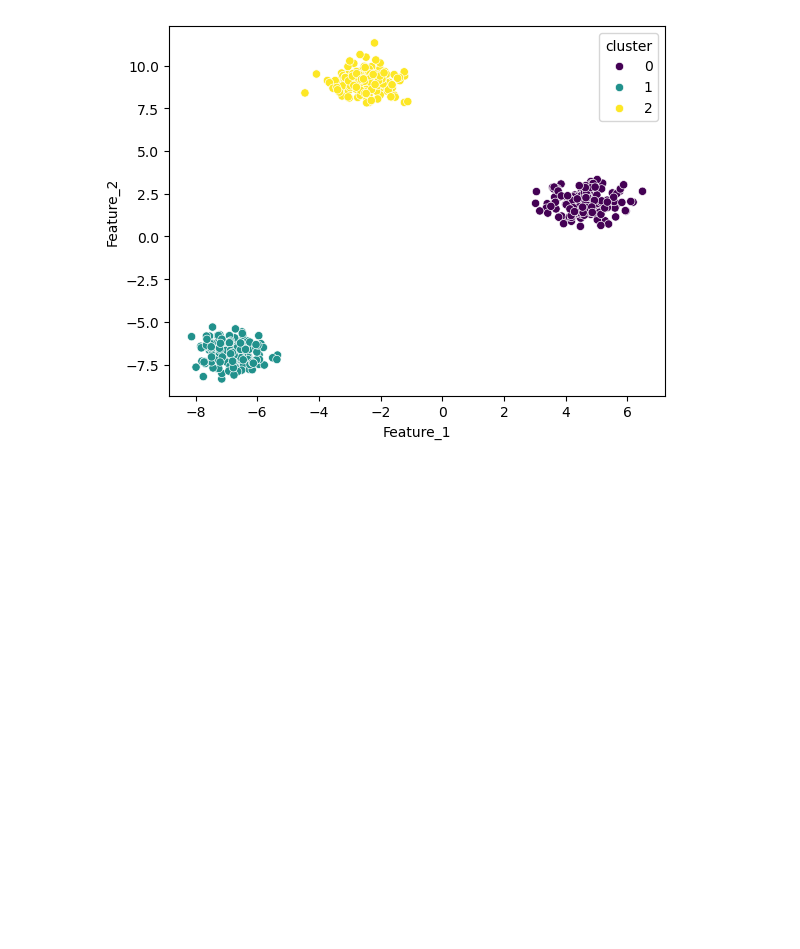
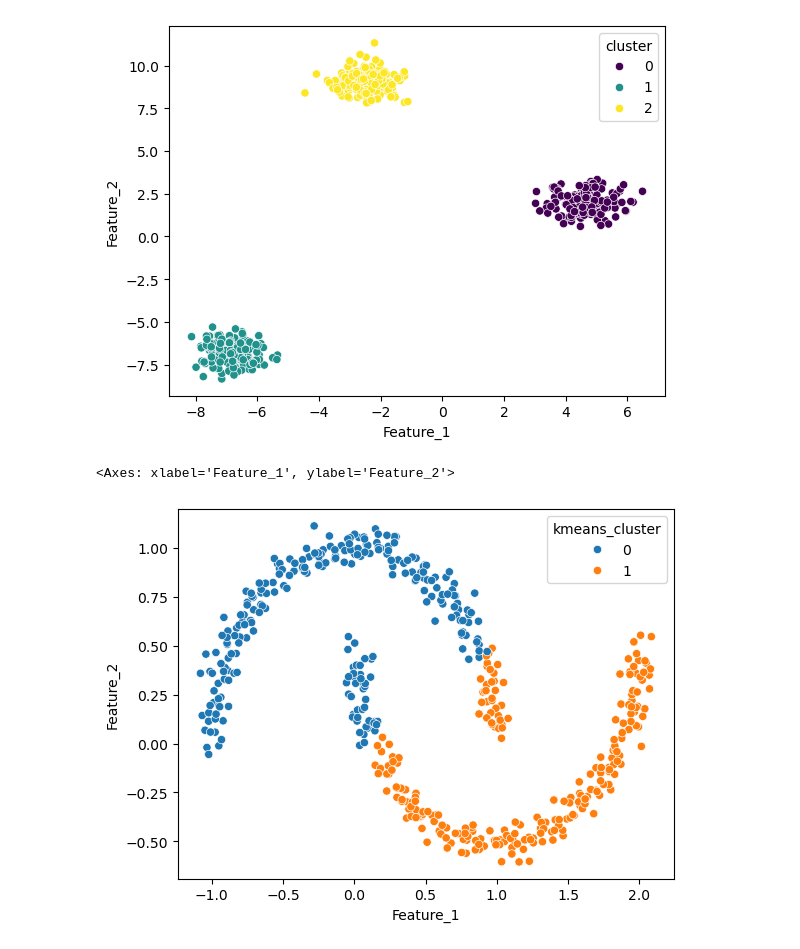
Before and after one commit to lkshaysharmma2005/Python-Libraries, a Jupyter notebook: Machine Learning/Unsupervised learning/Unsupervised_learnings.ipynb, the cells around one changed output. Cells and saved outputs as stored; diff of their text form; code cells hidden in the pictures; blank space fills up the shorter version.

```diff
--- a/Machine Learning/Unsupervised learning/Unsupervised_learnings.ipynb
+++ b/Machine Learning/Unsupervised learning/Unsupervised_learnings.ipynb
@@ -61,0 +68,20 @@ sns.scatterplot(x=df['Feature_1'],
+# %%
+df = pd.DataFrame(X,columns=['Feature_1','Feature_2'])
+# %%
+scaler = StandardScaler()
+X_scaled = scaler.fit_transform(df)
+# %%
+kmeans = KMeans(n_clusters=2, random_state=42)
+kmeans_labels = kmeans.fit_predict(X_scaled)
+# %%
+df['kmeans_cluster'] = kmeans_labels
+# %%
+sns.scatterplot(
+    x=df['Feature_1'],
+    y=df['Feature_2'],
+    hue=df['kmeans_cluster'],
+    palette='tab10'
+)
+# %% [output]
+<Axes: xlabel='Feature_1', ylabel='Feature_2'>
+[figure, added]
```
Also changed, not shown: parts of 6 cells of this notebook.
